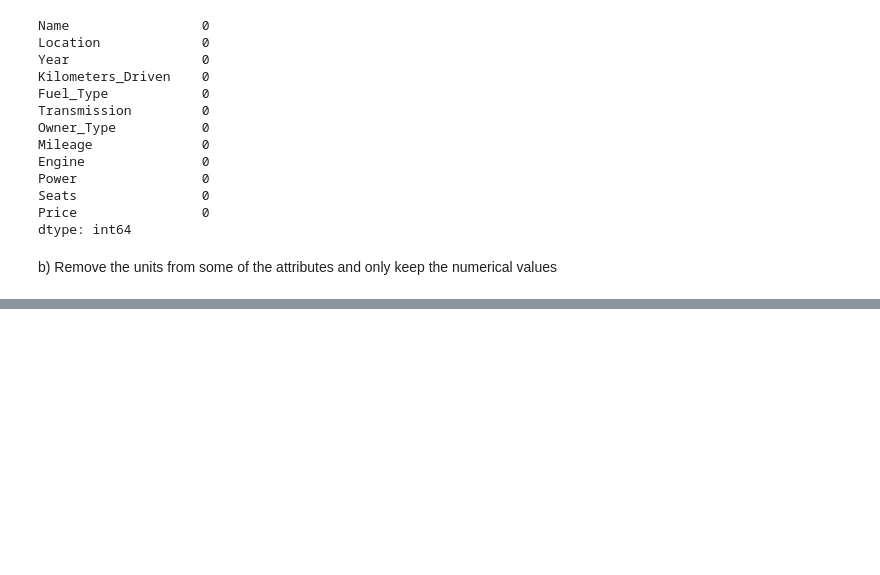
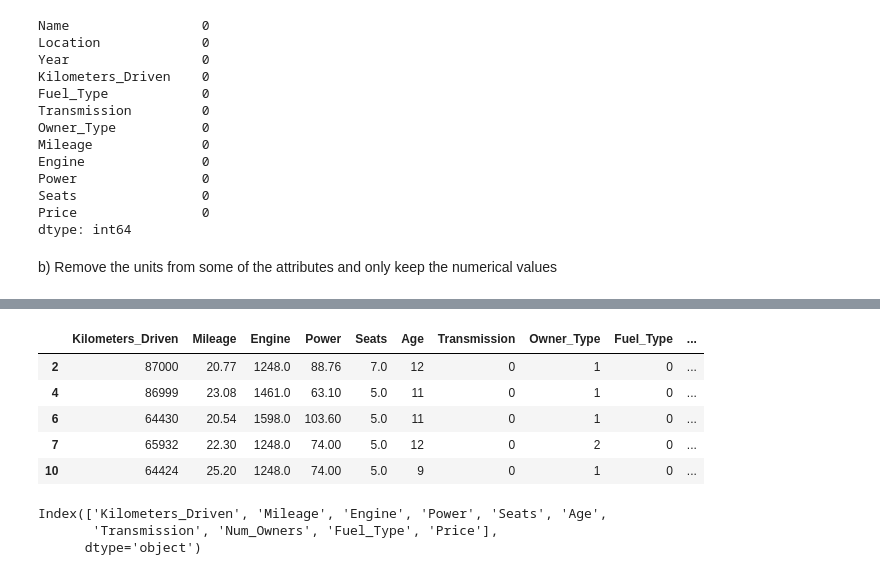
Before and after one commit to Riley94/CS5530ASSNMNT2, a Jupyter notebook: src/main.ipynb, the cells around one changed output, grey strips where cells are left out. Saved outputs shown, nothing was run; the diff lists cells and outputs as text; code cells hidden in the pictures; blank space fills up the shorter version.

```diff
--- a/src/main.ipynb
+++ b/src/main.ipynb
@@ -173,0 +215,20 @@ data_no_missing[data_no_missing['Mileage'] == 0].shape
+# %%
+# filter
+data_filtered = data_selected[data_selected['Kilometers_Driven'] > 50000]
+data_filtered = data_filtered[data_filtered['Mileage'] > 20]
+data_filtered.head()
+# %% [output]
+|  | Kilometers_Driven | Mileage | Engine | Power | Seats | Age | Transmission | Owner_Type | Fuel_Type | ... |
+| 2 | 87000 | 20.77 | 1248.0 | 88.76 | 7.0 | 12 | 0 | 1 | 0 | ... |
+| 4 | 86999 | 23.08 | 1461.0 | 63.10 | 5.0 | 11 | 0 | 1 | 0 | ... |
+| 6 | 64430 | 20.54 | 1598.0 | 103.60 | 5.0 | 11 | 0 | 1 | 0 | ... |
+| 7 | 65932 | 22.30 | 1248.0 | 74.00 | 5.0 | 12 | 0 | 2 | 0 | ... |
+| 10 | 64424 | 25.20 | 1248.0 | 74.00 | 5.0 | 9 | 0 | 1 | 0 | ... |
+# %%
+# rename
+data_renamed = data_filtered.rename(columns={'Owner_Type': 'Num_Owners'})
+data_renamed.columns
+# %% [output]
+Index(['Kilometers_Driven', 'Mileage', 'Engine', 'Power', 'Seats', 'Age',
+       'Transmission', 'Num_Owners', 'Fuel_Type', 'Price'],
+      dtype='object')
```
Also changed, not shown: parts of 22 cells of this notebook, 1 other file.
